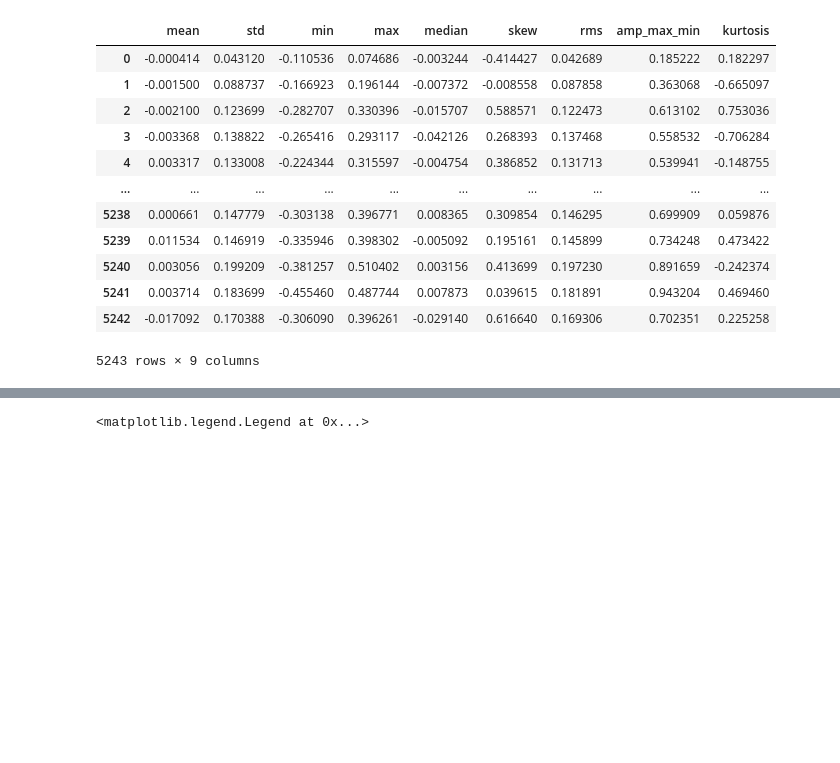
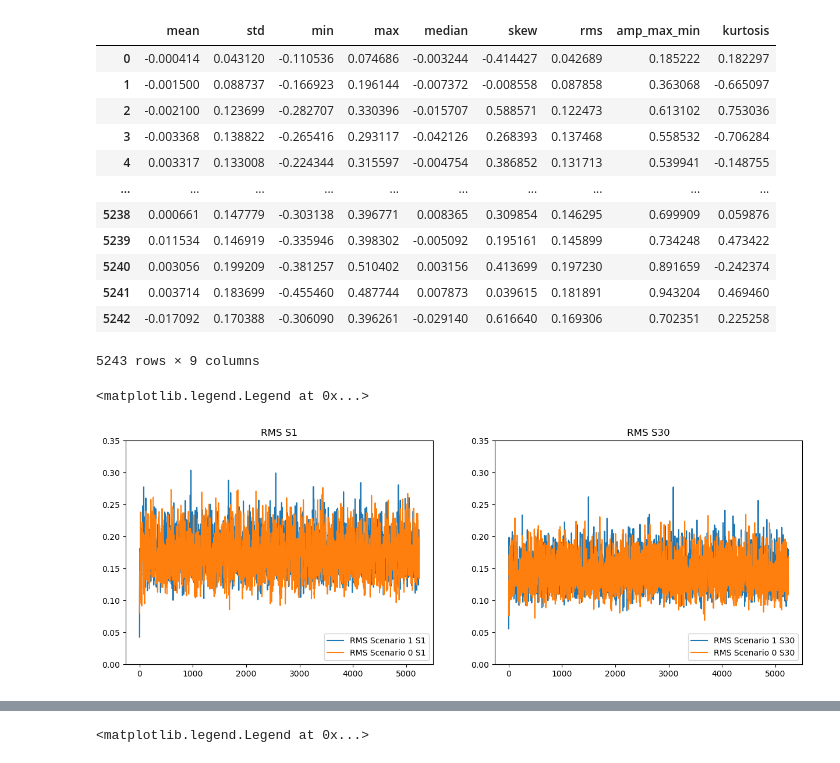
Before and after one commit to lorenzo-trevizani/UFES-TCC-Structural-Health-Monitoring, a Jupyter notebook: main.ipynb, the cells around one changed output, grey strips where cells are left out. Saved outputs shown, nothing was run; the diff lists cells and outputs as text; code cells hidden in the pictures; blank space fills up the shorter version.

Commit message:
Initial analysis for caracteristics

```diff
--- a/main.ipynb
+++ b/main.ipynb
@@ -73,15 +94,22 @@ df_single_1
 original_df = df_single_1
 
 # Group the values in S1 column by 50 and calculate statistical characteristics
-grouped_values = original_df['S1'].groupby(np.arange(len(original_df)) // 50).agg(['mean', 'std', 'min', 'max', 'median', 'skew'])
+#grouped_values = original_df['S1'].groupby(np.arange(len(original_df)) // 50).agg(['mean', 'std', 'min', 'max', 'median', 'skew'])
 
 # Calculate the root mean square and the difference between max and min for each group
-grouped_values['rms'] = original_df['S1'].groupby(np.arange(len(original_df)) // 50).apply(lambda x: np.sqrt(np.mean(x**2)))
-grouped_values['amp_max_min'] = original_df['S1'].groupby(np.arange(len(original_df)) // 50).apply(lambda x: x.max() - x.min())
-grouped_values['kurtosis'] = original_df['S1'].groupby(np.arange(len(original_df)) // 50).apply(lambda x: pd.Series.kurtosis(x))
+#grouped_values['rms'] = original_df['S1'].groupby(np.arange(len(original_df)) // 50).apply(lambda x: np.sqrt(np.mean(x**2)))
+#grouped_values['amp_max_min'] = original_df['S1'].groupby(np.arange(len(original_df)) // 50).apply(lambda x: x.max() - x.min())
+#grouped_values['kurtosis'] = original_df['S1'].groupby(np.arange(len(original_df)) // 50).apply(lambda x: pd.Series.kurtosis(x))
 
 # Reset the index of the grouped_values dataframe
-grouped_values
+#grouped_values
+
+df_1_S1 = getStatsCarac.getStatisticalCaracteristics(df_single_1,'S1');
+df_1_S30 = getStatsCarac.getStatisticalCaracteristics(df_single_1,'S30');
+df_0_S1 = getStatsCarac.getStatisticalCaracteristics(df_single_0,'S1');
+df_0_S30 = getStatsCarac.getStatisticalCaracteristics(df_single_0,'S30');
+
+df_1_S1
 # %% [output]
 |  | mean | std | min | max | median | skew | rms | amp_max_min | kurtosis |
 | 0 | -0.000414 | 0.043120 | -0.110536 | 0.074686 | -0.003244 | -0.414427 | 0.042689 | 0.185222 | 0.182297 |
@@ -106,0 +127,33 @@ y30_axis = df_single_30['S1'];
+# %%
+## Plotting caracteristics RMS
+
+propertyvalue = 'rms'
+
+axis = df_1_S1[propertyvalue];
+axis30 = df_1_S30[propertyvalue];
+axis0 = df_0_S1[propertyvalue];
+axis030 = df_0_S30[propertyvalue];
+
+plt.figure(figsize=(15, 5))
+plt.subplot(1,2,1)
+
+plt.title("RMS S1")
+plt.plot(axis, label="RMS Scenario 1 S1")
+plt.plot(axis0, label="RMS Scenario 0 S1")
+
+plt.ylim([0,0.35])
+
+plt.legend(["RMS Scenario 1 S1", "RMS Scenario 0 S1"], loc ="lower right")
+
+plt.subplot(1,2,2)
+
+plt.title("RMS S30")
+plt.plot(axis30, label="RMS Scenario 1 S30")
+plt.plot(axis030, label="RMS Scenario 0 S30")
+
+plt.ylim([0,0.35])
+
+plt.legend(["RMS Scenario 1 S30", "RMS Scenario 0 S30"], loc ="lower right")
+# %% [output]
+<matplotlib.legend.Legend at 0x...>
+[figure, added]
```
Also changed, not shown: parts of 17 cells of this notebook, 1 other file.
